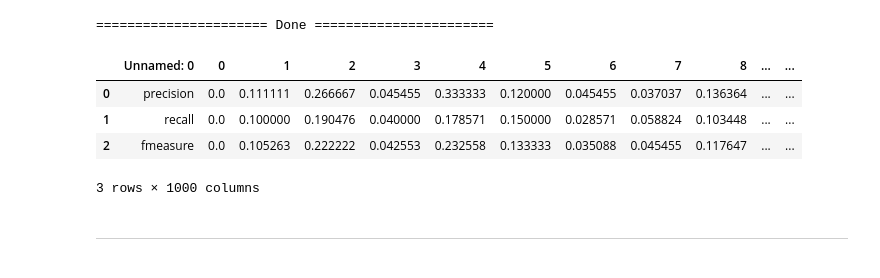
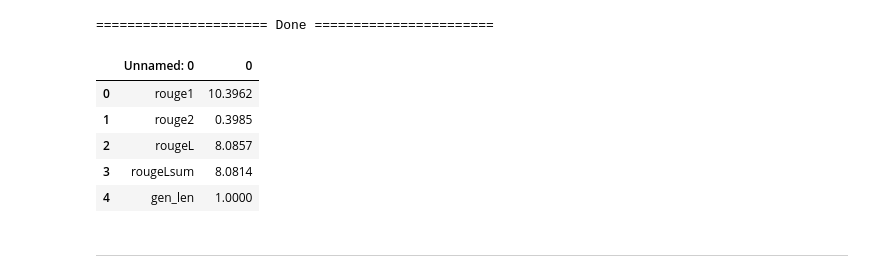
Before and after one commit to cedriclemercier/nlp-ablation-t5, a Jupyter notebook: experiments/3. Fine tuning T5 on XSum with Truncation of Tokens.ipynb, the cells around one changed output. Saved outputs shown, nothing was run; the diff lists cells and outputs as text; code cells hidden in the pictures.

Commit message:
Fixed ROUGE score implementation

```diff
--- a/experiments/3. Fine tuning T5 on XSum with Truncation of Tokens.ipynb
+++ b/experiments/3. Fine tuning T5 on XSum with Truncation of Tokens.ipynb
@@ -509,15 +527,16 @@ print("====================== Done =======================")
 # %%
 import pandas as pd
 
-rouge_df = pd.read_csv('outputs/rouge_t5-small_epoch9.csv')
+rouge_df = pd.read_csv('outputs/rouge_t5-small_epoch2.csv')
 
 rouge_df.head()
 # %% [output]
-|  | Unnamed: 0 | 0 | 1 | 2 | 3 | 4 | 5 | 6 | 7 | 8 | ... | ... |
-| 0 | precision | 0.0 | 0.111111 | 0.266667 | 0.045455 | 0.333333 | 0.120000 | 0.045455 | 0.037037 | 0.136364 | ... | ... |
-| 1 | recall | 0.0 | 0.100000 | 0.190476 | 0.040000 | 0.178571 | 0.150000 | 0.028571 | 0.058824 | 0.103448 | ... | ... |
-| 2 | fmeasure | 0.0 | 0.105263 | 0.222222 | 0.042553 | 0.232558 | 0.133333 | 0.035088 | 0.045455 | 0.117647 | ... | ... |
+|  | Unnamed: 0 | 0 |
+| 0 | rouge1 | 10.3962 |
+| 1 | rouge2 | 0.3985 |
+| 2 | rougeL | 8.0857 |
+| 3 | rougeLsum | 8.0814 |
+| 4 | gen_len | 1.0000 |
-3 rows × 1000 columns
 # %%
 # output_dir='outputs'
 
```
Also changed, not shown: parts of 18 cells of this notebook.
